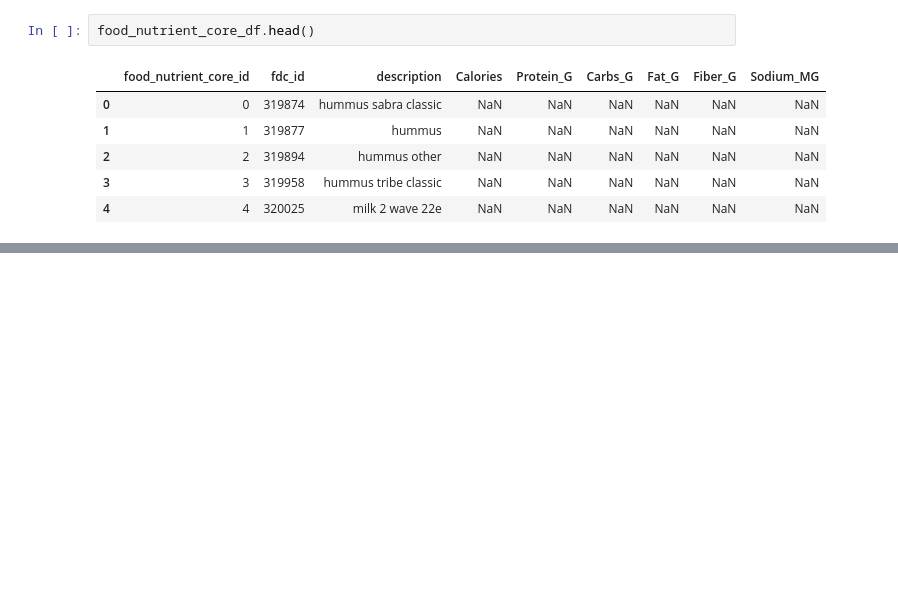
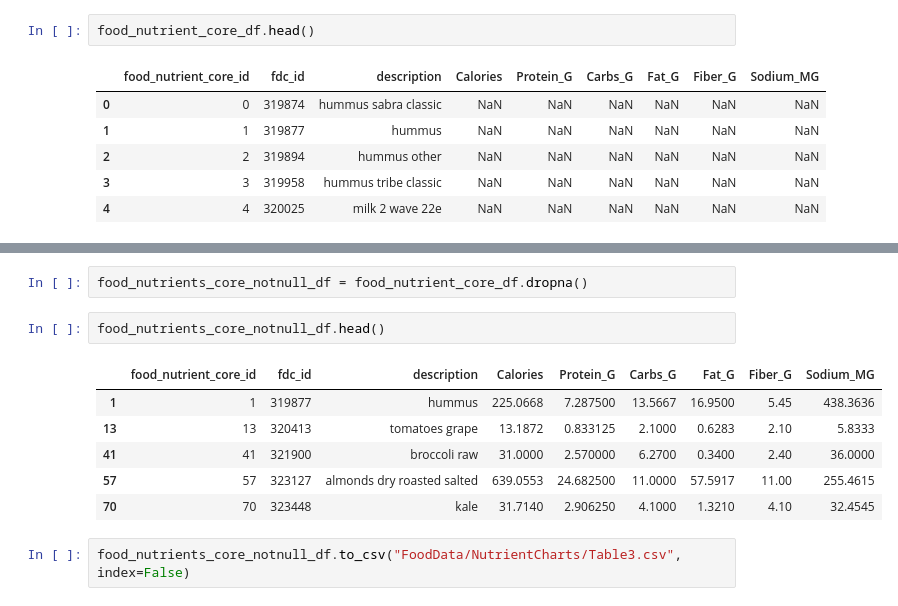
Before and after one commit to ruthy664/nutritional-recipe-tool, a Jupyter notebook: data/prepare_data_for_food_nutrients.ipynb, the cells around one changed output, grey strips where cells are left out. Cells and saved outputs as stored; diff of their text form; blank space fills up the shorter version.

```diff
--- a/data/prepare_data_for_food_nutrients.ipynb
+++ b/data/prepare_data_for_food_nutrients.ipynb
@@ -773,0 +1056,13 @@ food_nutrient_core_df.head()
+# %%
+food_nutrients_core_notnull_df = food_nutrient_core_df.dropna()
+# %%
+food_nutrients_core_notnull_df.head()
+# %% [output]
+|  | food_nutrient_core_id | fdc_id | description | Calories | Protein_G | Carbs_G | Fat_G | Fiber_G | Sodium_MG |
+| 1 | 1 | 319877 | hummus | 225.0668 | 7.287500 | 13.5667 | 16.9500 | 5.45 | 438.3636 |
+| 13 | 13 | 320413 | tomatoes grape | 13.1872 | 0.833125 | 2.1000 | 0.6283 | 2.10 | 5.8333 |
+| 41 | 41 | 321900 | broccoli raw | 31.0000 | 2.570000 | 6.2700 | 0.3400 | 2.40 | 36.0000 |
+| 57 | 57 | 323127 | almonds dry roasted salted | 639.0553 | 24.682500 | 11.0000 | 57.5917 | 11.00 | 255.4615 |
+| 70 | 70 | 323448 | kale | 31.7140 | 2.906250 | 4.1000 | 1.3210 | 4.10 | 32.4545 |
+# %%
+food_nutrients_core_notnull_df.to_csv("FoodData/NutrientCharts/Table3.csv", index=False)
```
Also changed, not shown: parts of 33 cells of this notebook, 3 other files.
